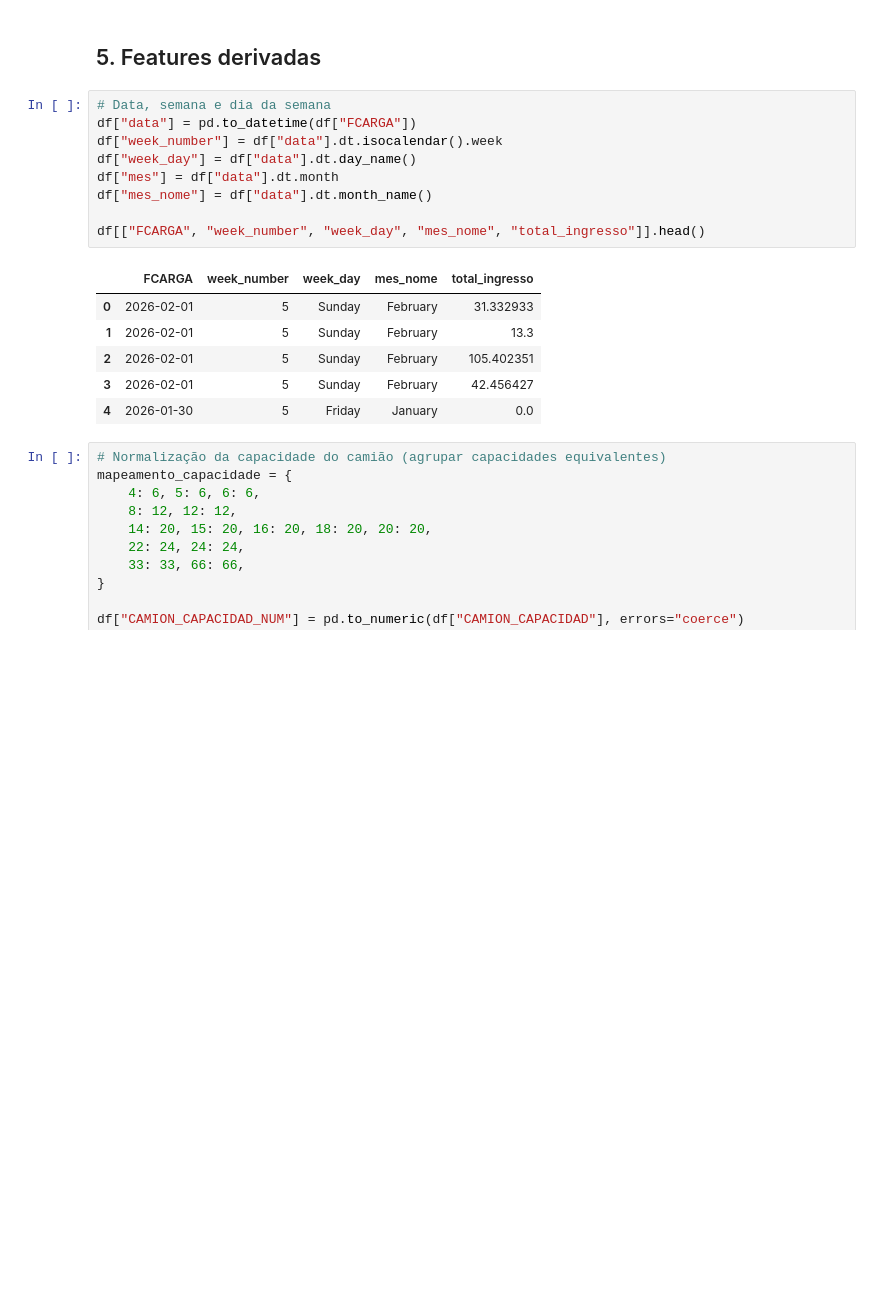
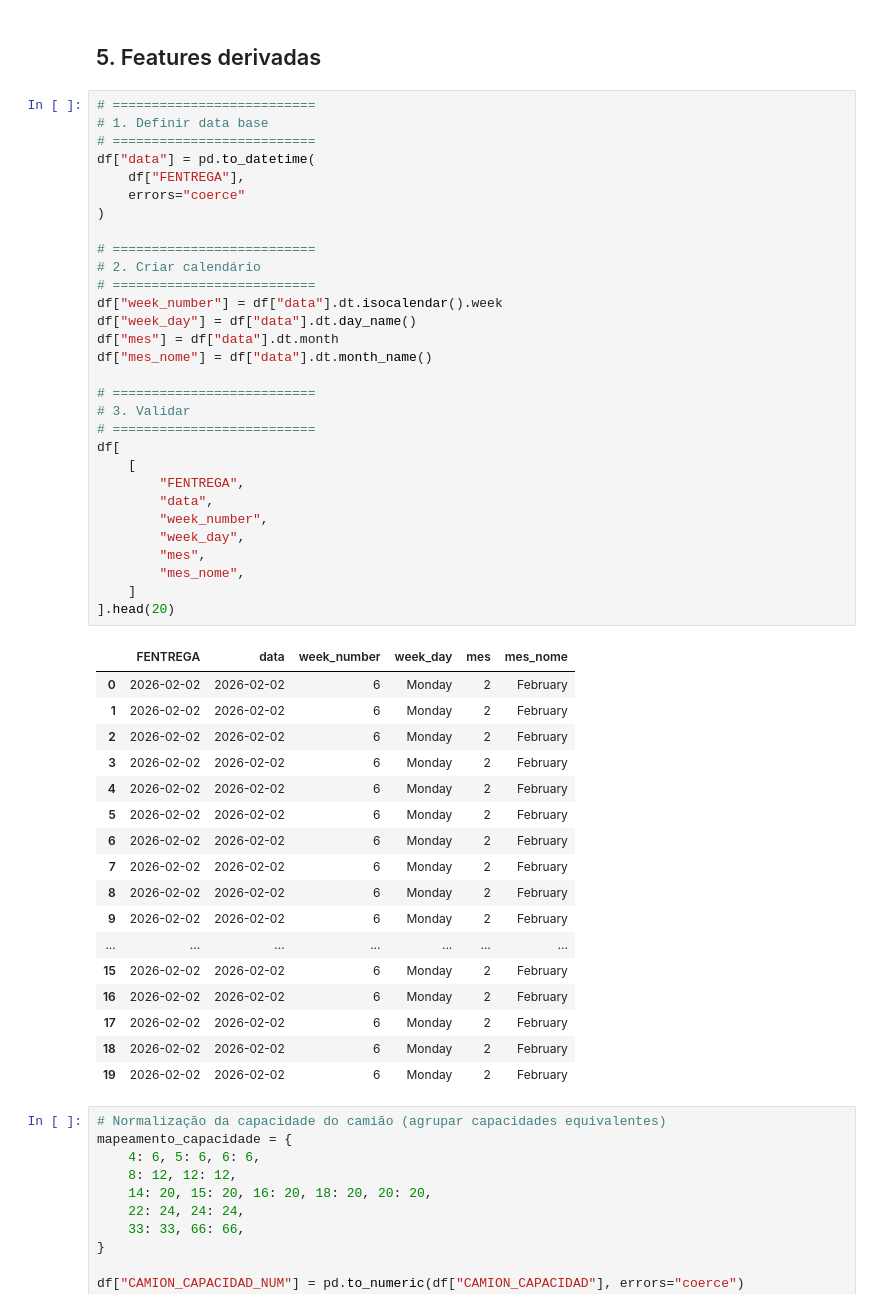
Before and after one commit to ruben-filipe-rocha/Salvesen, a Jupyter notebook: 02.Analise_Financeira/01_Fin_PBI_MAC_excel_V1_C.ipynb, the cells around one changed output. Saved outputs shown, nothing was run; the diff lists cells and outputs as text; blank space fills up the shorter version.

```diff
--- a/02.Analise_Financeira/01_Fin_PBI_MAC_excel_V1_C.ipynb
+++ b/02.Analise_Financeira/01_Fin_PBI_MAC_excel_V1_C.ipynb
@@ -1036,21 +1076,53 @@ resumo_por_atividade_mes
 # %% [markdown]
 ## 5. Features derivadas
 # %%
-# Data, semana e dia da semana
-df["data"] = pd.to_datetime(df["FCARGA"])
+# ==========================
+# 1. Definir data base
+# ==========================
+df["data"] = pd.to_datetime(
+    df["FENTREGA"],
+    errors="coerce"
+)
+
+# ==========================
+# 2. Criar calendário
+# ==========================
 df["week_number"] = df["data"].dt.isocalendar().week
 df["week_day"] = df["data"].dt.day_name()
 df["mes"] = df["data"].dt.month
 df["mes_nome"] = df["data"].dt.month_name()
 
-df[["FCARGA", "week_number", "week_day", "mes_nome", "total_ingresso"]].head()
+# ==========================
+# 3. Validar
+# ==========================
+df[
+    [
+        "FENTREGA",
+        "data",
+        "week_number",
+        "week_day",
+        "mes",
+        "mes_nome",
+    ]
+].head(20)
 # %% [output]
-|  | FCARGA | week_number | week_day | mes_nome | total_ingresso |
-| 0 | 2026-02-01 | 5 | Sunday | February | 31.332933 |
-| 1 | 2026-02-01 | 5 | Sunday | February | 13.3 |
-| 2 | 2026-02-01 | 5 | Sunday | February | 105.402351 |
-| 3 | 2026-02-01 | 5 | Sunday | February | 42.456427 |
-| 4 | 2026-01-30 | 5 | Friday | January | 0.0 |
+|  | FENTREGA | data | week_number | week_day | mes | mes_nome |
+| 0 | 2026-02-02 | 2026-02-02 | 6 | Monday | 2 | February |
+| 1 | 2026-02-02 | 2026-02-02 | 6 | Monday | 2 | February |
+| 2 | 2026-02-02 | 2026-02-02 | 6 | Monday | 2 | February |
+| 3 | 2026-02-02 | 2026-02-02 | 6 | Monday | 2 | February |
+| 4 | 2026-02-02 | 2026-02-02 | 6 | Monday | 2 | February |
+| 5 | 2026-02-02 | 2026-02-02 | 6 | Monday | 2 | February |
+| 6 | 2026-02-02 | 2026-02-02 | 6 | Monday | 2 | February |
+| 7 | 2026-02-02 | 2026-02-02 | 6 | Monday | 2 | February |
+| 8 | 2026-02-02 | 2026-02-02 | 6 | Monday | 2 | February |
+| 9 | 2026-02-02 | 2026-02-02 | 6 | Monday | 2 | February |
+| ... | ... | ... | ... | ... | ... | ... |
+| 15 | 2026-02-02 | 2026-02-02 | 6 | Monday | 2 | February |
+| 16 | 2026-02-02 | 2026-02-02 | 6 | Monday | 2 | February |
+| 17 | 2026-02-02 | 2026-02-02 | 6 | Monday | 2 | February |
+| 18 | 2026-02-02 | 2026-02-02 | 6 | Monday | 2 | February |
+| 19 | 2026-02-02 | 2026-02-02 | 6 | Monday | 2 | February |
 # %%
 # Normalização da capacidade do camião (agrupar capacidades equivalentes)
 mapeamento_capacidade = {
```
Also changed, not shown: parts of 14 cells of this notebook.
